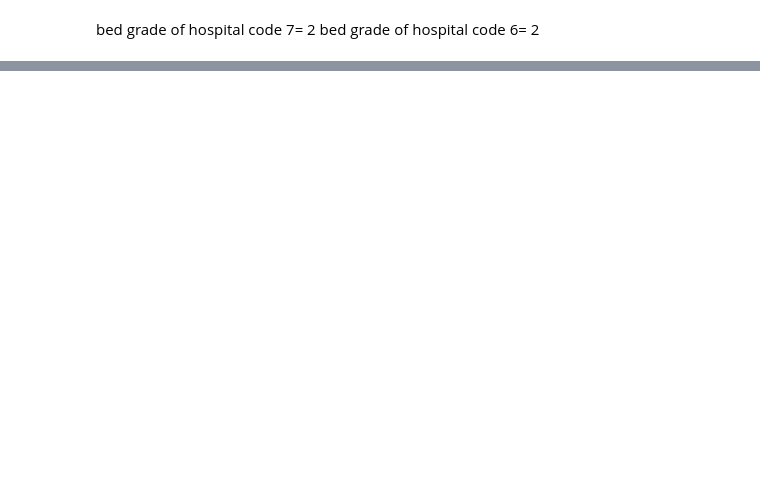
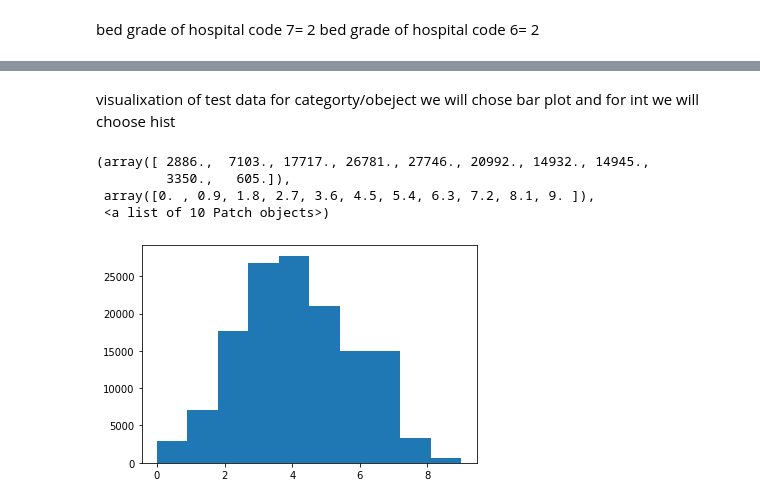
Before and after one commit to akaul98/Hackathon-Janatahack-Healthcare-Analytics-II, a Jupyter notebook: Test_ND2Q3bm/notebook.ipynb, the cells around one changed output, grey strips where cells are left out. Drawn from its saved outputs; the diff is of its cells as text; code cells hidden in the pictures; blank space fills up the shorter version.

Commit message:
visualization of test data

```diff
--- a/Test_ND2Q3bm/notebook.ipynb
+++ b/Test_ND2Q3bm/notebook.ipynb
@@ -106,5 +92,42 @@ df["City_Code_Patient"]=df["City_Code_Patient"].astype(int)
 # %% [markdown]
 now we will do label encoding or hotencoding so the text of depatmrnt, Type of Admission,Severity of Illness, and age is properly acccounted
+# %%
+#lable encoding of age
+Age_ordinal={ "0-10":0,
+              '11-20':1,
+              '21-30':2,
+              '31-40':3,
+              '41-50':4,
+              '51-60':5,
+              '61-70':6,
+              '71-80':7,
+              '81-90':8,
+              '91-100':9,
+}
+df["Age"]=df.Age.map(Age_ordinal)
+# %%
+#lable encoding of severity
+Severity={"Moderate":0,
+          "Extreme":1,
+          "Minor":2,
+}
+df["Severity_of_Illness"]=df.Severity_of_Illness.map((Severity))
+# %%
+#lable encoding of addmission
+addmission={'Emergency':1,
+           'Trauma':2,
+            'Urgent':0
+}
+df["Type_of_Admission"]=df.Type_of_Admission.map(addmission)
+# %%
+#lable encoding of age Department
+department={'gynecology':0,
+            'anesthesia':1,
+            'TB & Chest disease':2,
+            'radiotherapy':3,
+            'surgery':4
+           }
+df["Department"]=df.Department.map(department)
 # %%
 df.isnull().sum()
 # %% [output]
@@ -235,3 +261,13 @@ memory usage: 15.7+ MB
+# %% [markdown]
+visualixation of test data for categorty/obeject we will chose bar plot and for int we will choose hist
+# %%
+plt.hist(df["Age"])
+# %% [output]
+(array([ 2886.,  7103., 17717., 26781., 27746., 20992., 14932., 14945.,
+         3350.,   605.]),
+ array([0. , 0.9, 1.8, 2.7, 3.6, 4.5, 5.4, 6.3, 7.2, 8.1, 9. ]),
+ <a list of 10 Patch objects>)
+[figure, added]
 # %%
 #exporting it in csv format
 df.to_csv("cleaned_test.csv")
```
Also changed, not shown: parts of 17 cells of this notebook, 1 other file.
